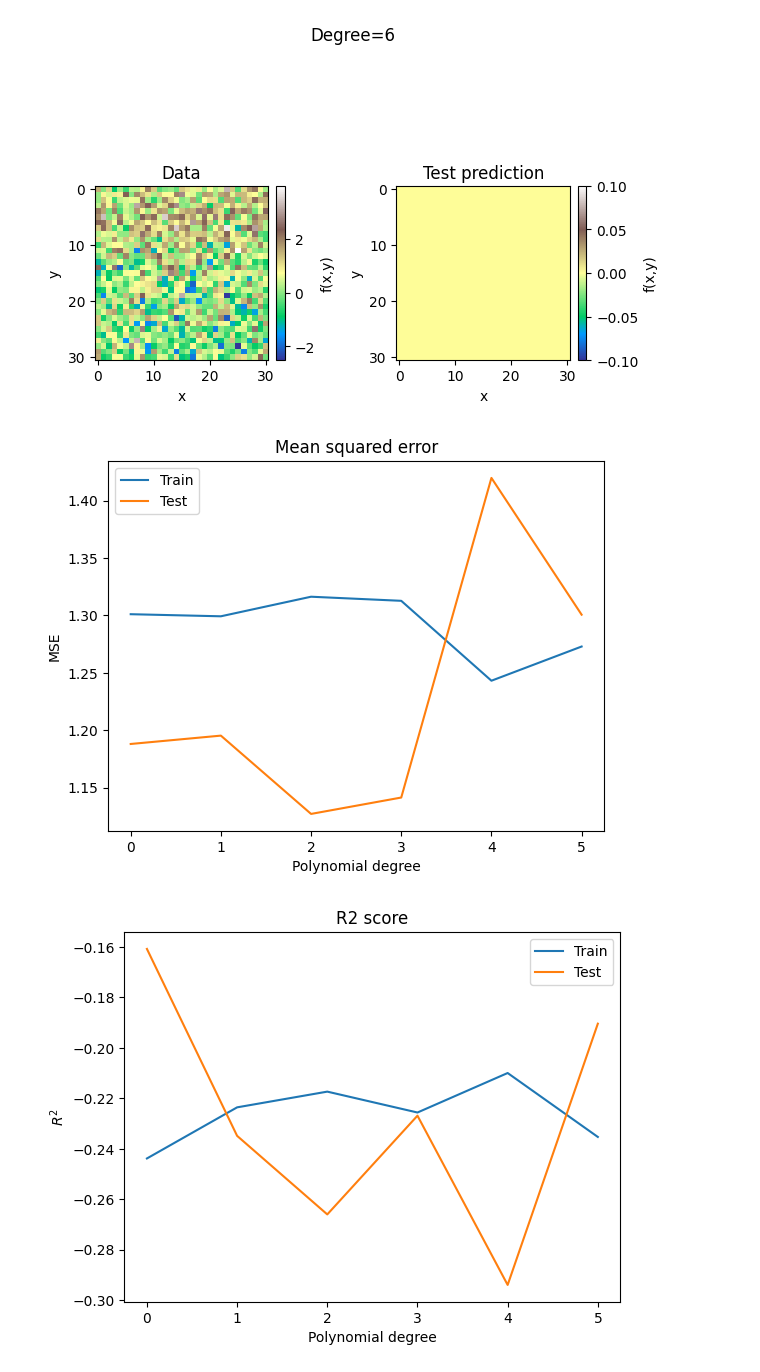
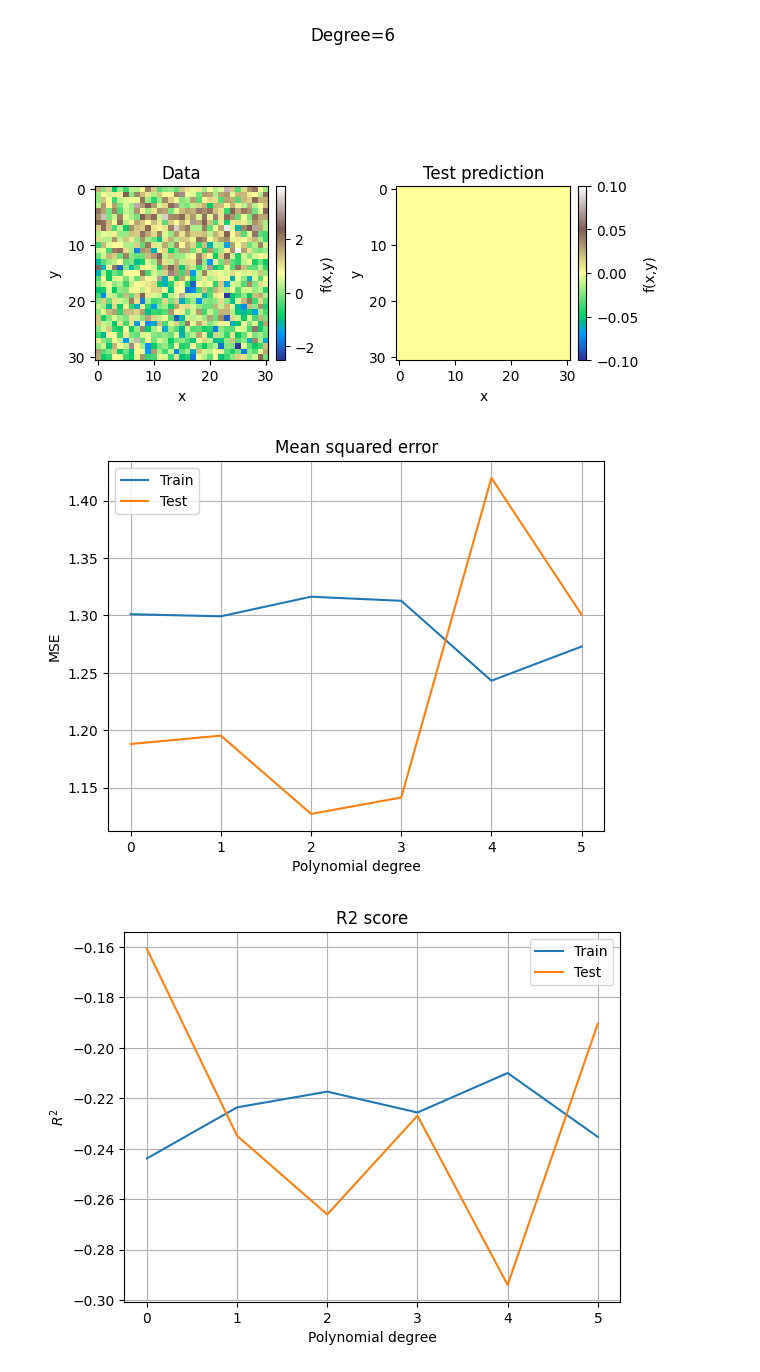
Before and after one commit to LassePladsen/FYS-STK3155-projects, a Jupyter notebook: project1/source_code/part_c_franke_lasso.ipynb, the cells around one changed output. Saved outputs shown, nothing was run; the diff lists cells and outputs as text; code cells hidden in the pictures.

```diff
--- a/project1/source_code/part_c_franke_lasso.ipynb
+++ b/project1/source_code/part_c_franke_lasso.ipynb
@@ -147,17 +147,19 @@ plt.legend()
 plt.title("Mean squared error")
 plt.xlabel("Polynomial degree")
 plt.ylabel("MSE")
+plt.grid()
 plt.savefig(FIGURES_DIR / "part_c_MSE.png")
 # %% [output]
-[figure, old version]
+[figure, new version]
 # %%
 # Plot R2 scores as function of poly. degree
 plt.plot(degrees, train_r2, label="Train")
 plt.plot(degrees, test_r2, label="Test")
 plt.legend()
 plt.title("R2 score")
 plt.xlabel("Polynomial degree")
 plt.ylabel("$R^2$")
+plt.grid()
 plt.savefig(FIGURES_DIR / "part_c_R2.png")
 # %% [output]
-[figure, old version]
+[figure, new version]
```
Also changed, not shown: 13 other files.
